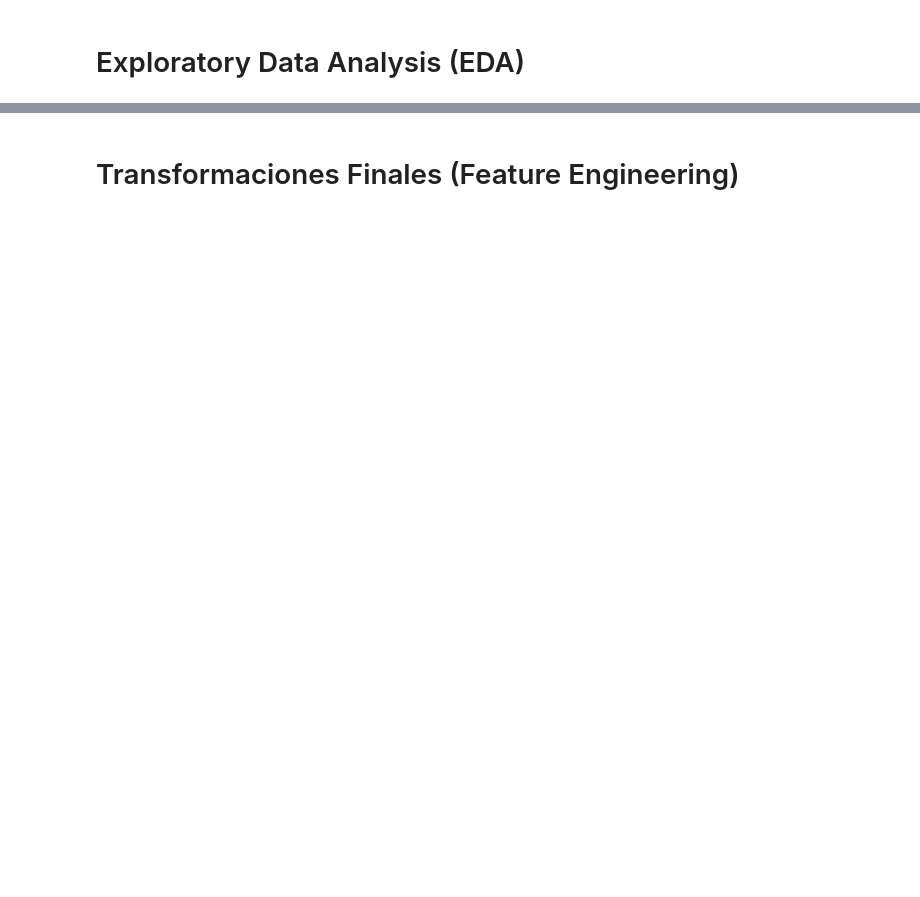
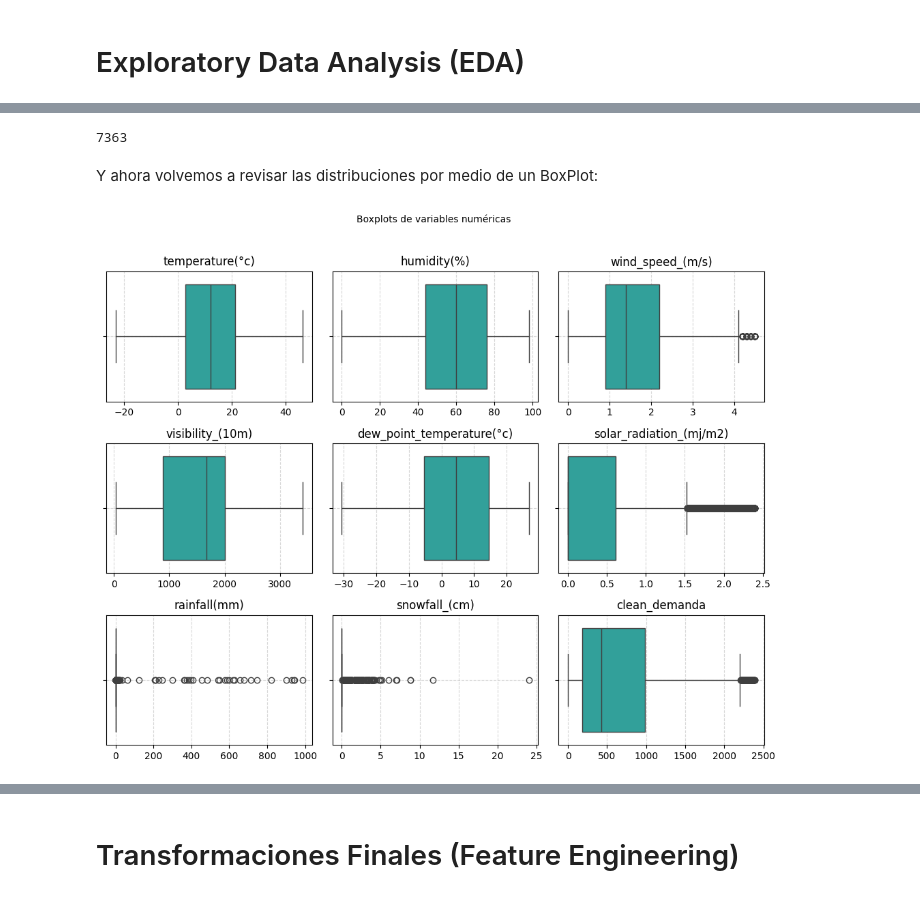
Before and after one commit to Delbert-CV/MLOps-entregas, a Jupyter notebook: src/fase1.ipynb, the cells around one changed output, grey strips where cells are left out. Saved outputs shown, nothing was run; the diff lists cells and outputs as text; code cells hidden in the pictures; blank space fills up the shorter version.

```diff
--- a/src/fase1.ipynb
+++ b/src/fase1.ipynb
@@ -639,0 +876,48 @@ df.rename(columns={'demanda_limpia': 'demanda'}, inplace=True)
+# %%
+mask_temp   = (df['temperature(°c)'] >= -25.3) & (df['temperature(°c)'] <= 51.5)
+mask_hum    = (df['humidity(%)'] >= 0.0) & (df['humidity(%)'] <= 100.0)
+mask_wind   = (df['wind_speed_(m/s)'] >= 0.00) & (df['wind_speed_(m/s)'] <= 4.5)
+mask_vis    = (df['visibility_(10m)'] >= 0.0) & (df['visibility_(10m)'] <= 3581.0)
+mask_dew    = (df['dew_point_temperature(°c)'] >= -34.0) & (df['dew_point_temperature(°c)'] <= 44.4)
+mask_solar  = (df['solar_radiation_(mj/m2)'] >= 0.00) & (df['solar_radiation_(mj/m2)'] <= 2.4)
+mask_demand = (df['clean_demanda'] >= 0.00) & (df['clean_demanda'] <= 2392.5)
+mask_snow   = (df['snowfall_(cm)'] >= 0.00) & (df['snowfall_(cm)'] <= 40.00)
+mask_rain   = (df['rainfall(mm)'] >= 0.00) & (df['rainfall(mm)'] <= 2015)
+
+combined_mask = (
+    mask_temp &
+    mask_hum &
+    mask_wind &
+    mask_vis &
+    mask_dew &
+    mask_solar &
+    mask_demand &
+    mask_snow &
+    mask_rain
+)
+
+df = df[combined_mask]
+
+len(df)
+# %% [output]
+7363
+# %% [markdown]
+Y ahora volvemos a revisar las distribuciones por medio de un BoxPlot:
+# %%
+fig, axes = plt.subplots(3, 3, figsize=(10, 8))
+axes = axes.flatten()
+
+for i, col in enumerate(numerical_cols):
+    sns.boxplot(data=df, x=col, color='lightseagreen', ax=axes[i])
+    axes[i].set_title(f'{col}', fontsize=12)
+    axes[i].set_xlabel('')
+    axes[i].grid(True, linestyle='--', alpha=0.5)
+
+for j in range(len(numerical_cols), len(axes)):
+    fig.delaxes(axes[j])
+
+fig.suptitle('Boxplots de variables numéricas', fontsize=10, y=1.02)
+plt.tight_layout()
+plt.show()
+# %% [output]
+[figure, added]
```
Also changed, not shown: parts of 60 cells of this notebook.
